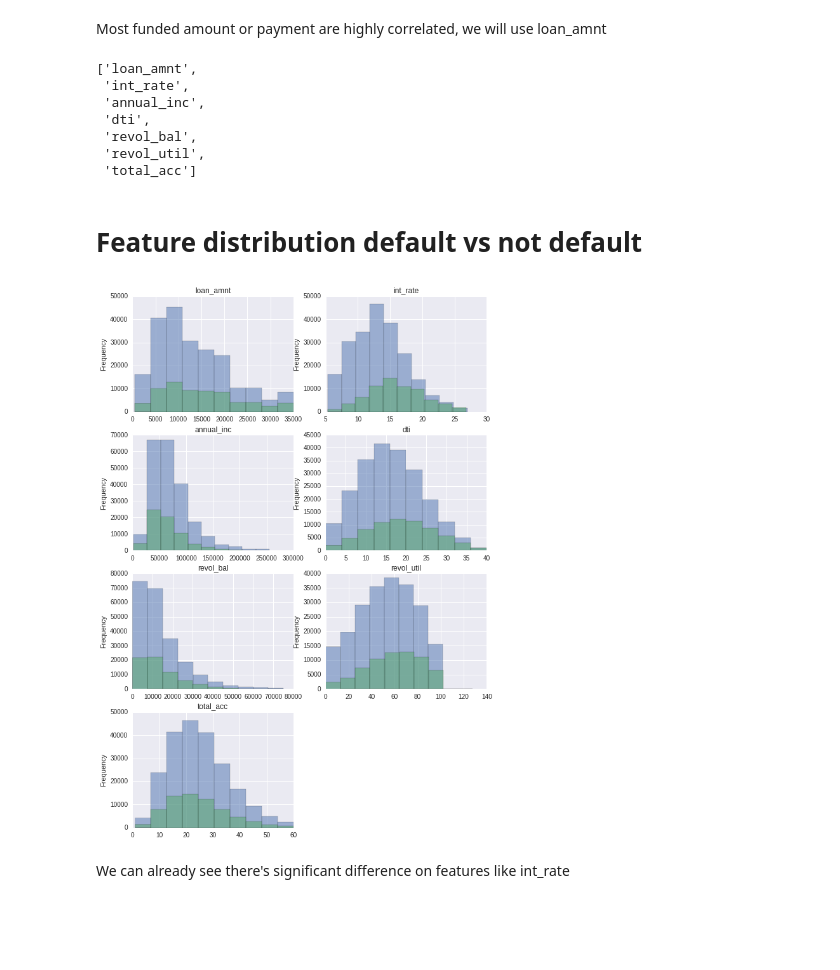
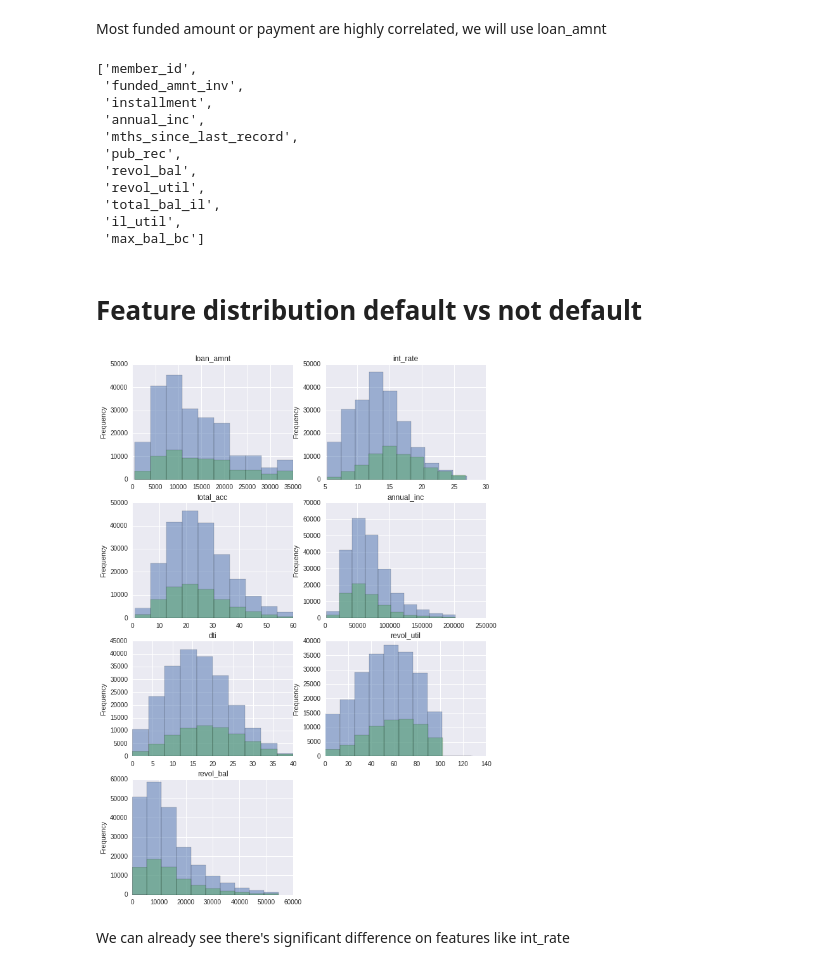
Before and after one commit to RenNY123/Loan, a Jupyter notebook: Loan.ipynb, the cells around one changed output. Saved outputs shown, nothing was run; the diff lists cells and outputs as text; code cells hidden in the pictures; blank space fills up the shorter version.

```diff
--- a/Loan.ipynb
+++ b/Loan.ipynb
@@ -155,7 +154,7 @@ df.groupby('credit_year')['target'].agg(np.mean).plot(kind='barh',alpha=0.5, fig
 # %% [markdown]
 # Loan amount distribution over the year
 # %%
-
+df['issue_mo'] = df.issue_d.str[0:3]
 df['issue_year'] = df.issue_d.str[4:]
 loan_by_month = df.groupby(['issue_year'])
 df.boxplot(column='loan_amnt', by='issue_year',figsize=(15, 6))
@@ -191,10 +190,3 @@ df.groupby('addr_state')['target'].agg(np.mean).plot(kind='barh',alpha=0.5, figs
 [figure]
 # %% [markdown]
 # Take a look at the rest of the categories
-# %%
-n=[k for k, v in null_oCol.items() if v > 10000]
-cl=[x for x in oCol if x not in n]
-print(cl)
-cl2=list( cl[i] for i in [0,1,2,4,5,6,8,11,15,16,17] )
-print()
-print(cl2)
@@ -321,29 +309,35 @@ def missingToMean(data):
 # %%
 n=[k for k, v in null_nCol.items() if v > 1000]
 cn=[x for x in nCol if x not in n]
-cn2=list( cn[i] for i in [2,5,7,8,15,16,17] )
+cn2=list( cn[i] for i in [2,5,7,8,13,15,16,17,42,43,46] )
 cn2
 # %% [output]
-['loan_amnt',
- 'int_rate',
+['member_id',
+ 'funded_amnt_inv',
+ 'installment',
  'annual_inc',
- 'dti',
+ 'mths_since_last_record',
+ 'pub_rec',
  'revol_bal',
  'revol_util',
- 'total_acc']
+ 'total_bal_il',
+ 'il_util',
+ 'max_bal_bc']
+# %%
+cn2=['loan_amnt', 'int_rate', 'total_acc', 'annual_inc', 'dti', 'revol_util', 'revol_bal']
 # %% [markdown]
 # Feature distribution default vs not default
 # %%
 plt.figure()
 n=1
 for i in cn2:
-    df[i]=reject_outliers(df[i])
+    df[i]=reject_outliers(df[i],m=4)
     df[i]=missingToMean(df[i])
     plt.subplot(4,2,n)
     df.groupby('target')[i].plot(kind = 'hist', alpha=0.5, figsize=(10, 15), title=i )
     n+=1
 # %% [output]
-[figure, old version]
+[figure, new version]
 # %% [markdown]
 We can already see there's significant difference on features like int_rate
 # %%
```
Also changed, not shown: parts of 30 cells of this notebook.
